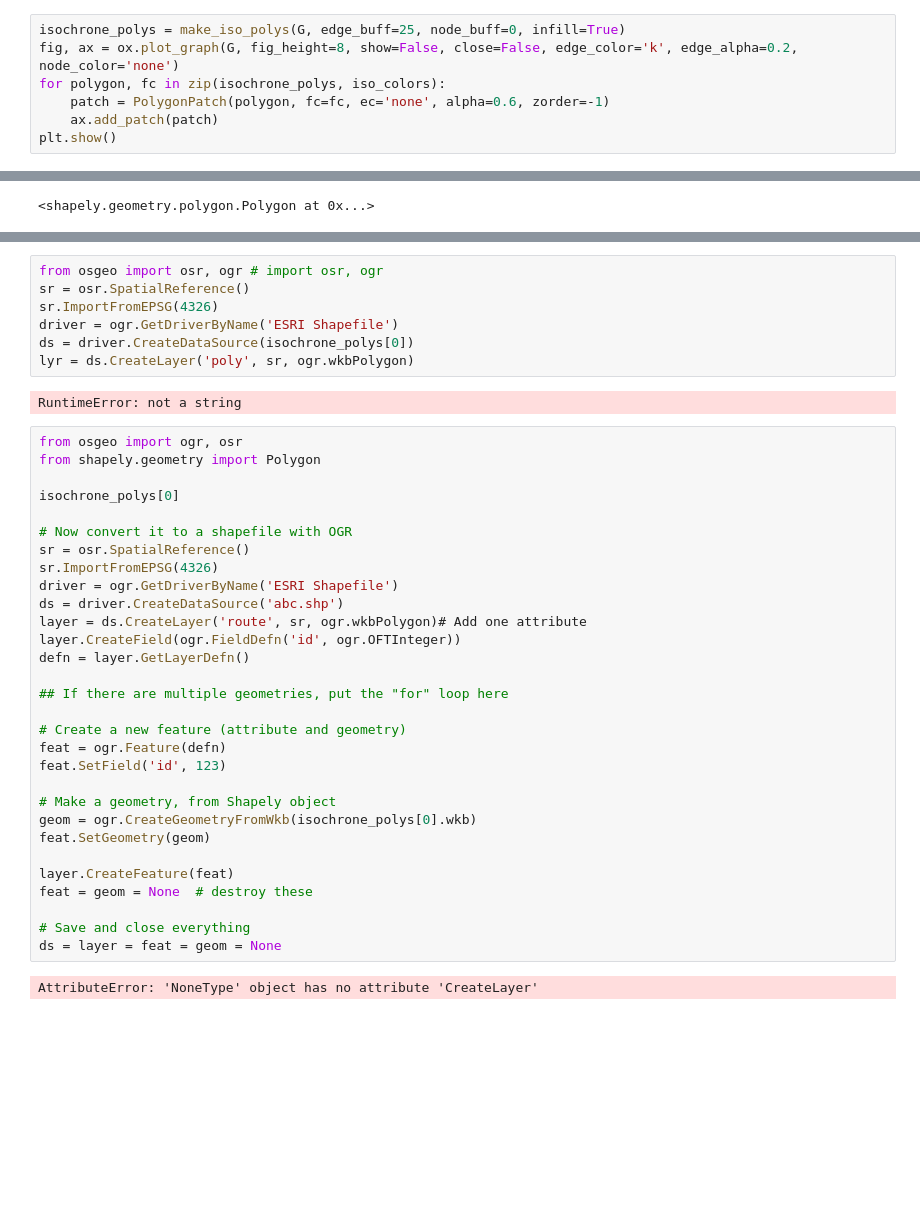
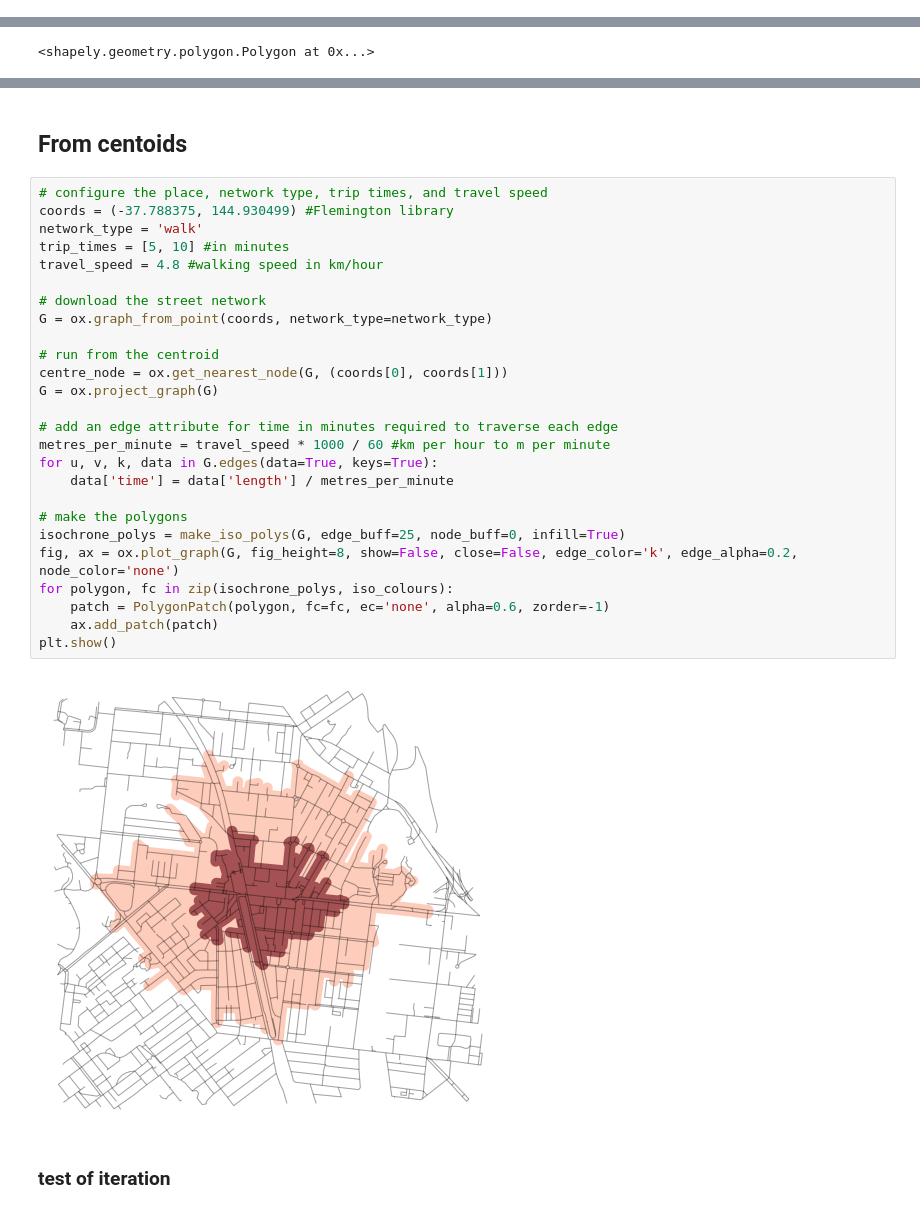
Before and after one commit to william3031/osmnx_test, a Jupyter notebook: test_polygons.ipynb, the cells around one changed output, grey strips where cells are left out. Cells and saved outputs as stored; diff of their text form; blank space fills up the shorter version.

Commit message:
coordinates

```diff
--- a/test_polygons.ipynb
+++ b/test_polygons.ipynb
@@ -76,7 +81,0 @@ def make_iso_polys(G, edge_buff=25, node_buff=50, infill=False):
-# %%
-isochrone_polys = make_iso_polys(G, edge_buff=25, node_buff=0, infill=True)
-fig, ax = ox.plot_graph(G, fig_height=8, show=False, close=False, edge_color='k', edge_alpha=0.2, node_color='none')
-for polygon, fc in zip(isochrone_polys, iso_colors):
-    patch = PolygonPatch(polygon, fc=fc, ec='none', alpha=0.6, zorder=-1)
-    ax.add_patch(patch)
-plt.show()
@@ -198,41 +134,32 @@ AttributeError: 'NoneType' object has no attribute 'SetGeometry'
-# %%
-from osgeo import osr, ogr # import osr, ogr
-sr = osr.SpatialReference()
-sr.ImportFromEPSG(4326)
-driver = ogr.GetDriverByName('ESRI Shapefile')
-ds = driver.CreateDataSource(isochrone_polys[0])
-lyr = ds.CreateLayer('poly', sr, ogr.wkbPolygon)
-# %% [output]
-RuntimeError: not a string
-# %%
-from osgeo import ogr, osr
-from shapely.geometry import Polygon
-
-isochrone_polys[0]
-
-# Now convert it to a shapefile with OGR
-sr = osr.SpatialReference()
-sr.ImportFromEPSG(4326)
-driver = ogr.GetDriverByName('ESRI Shapefile')
-ds = driver.CreateDataSource('abc.shp')
-layer = ds.CreateLayer('route', sr, ogr.wkbPolygon)# Add one attribute
-layer.CreateField(ogr.FieldDefn('id', ogr.OFTInteger))
-defn = layer.GetLayerDefn()
-
-## If there are multiple geometries, put the "for" loop here
-
-# Create a new feature (attribute and geometry)
-feat = ogr.Feature(defn)
-feat.SetField('id', 123)
-
-# Make a geometry, from Shapely object
-geom = ogr.CreateGeometryFromWkb(isochrone_polys[0].wkb)
-feat.SetGeometry(geom)
-
-layer.CreateFeature(feat)
-feat = geom = None  # destroy these
-
-# Save and close everything
-ds = layer = feat = geom = None
-# %% [output]
-AttributeError: 'NoneType' object has no attribute 'CreateLayer'
+# %% [markdown]
+## From centoids
+# %%
+# configure the place, network type, trip times, and travel speed
+coords = (-37.788375, 144.930499) #Flemington library
+network_type = 'walk'
+trip_times = [5, 10] #in minutes
+travel_speed = 4.8 #walking speed in km/hour
+
+# download the street network
+G = ox.graph_from_point(coords, network_type=network_type)
+
+# run from the centroid
+centre_node = ox.get_nearest_node(G, (coords[0], coords[1]))
+G = ox.project_graph(G)
+
+# add an edge attribute for time in minutes required to traverse each edge
+metres_per_minute = travel_speed * 1000 / 60 #km per hour to m per minute
+for u, v, k, data in G.edges(data=True, keys=True):
+    data['time'] = data['length'] / metres_per_minute
+
+# make the polygons
+isochrone_polys = make_iso_polys(G, edge_buff=25, node_buff=0, infill=True)
+fig, ax = ox.plot_graph(G, fig_height=8, show=False, close=False, edge_color='k', edge_alpha=0.2, node_color='none')
+for polygon, fc in zip(isochrone_polys, iso_colours):
+    patch = PolygonPatch(polygon, fc=fc, ec='none', alpha=0.6, zorder=-1)
+    ax.add_patch(patch)
+plt.show()
+# %% [output]
+[figure, added]
+# %% [markdown]
+### test of iteration
```
Also changed, not shown: parts of 30 cells of this notebook, 9 other files.
